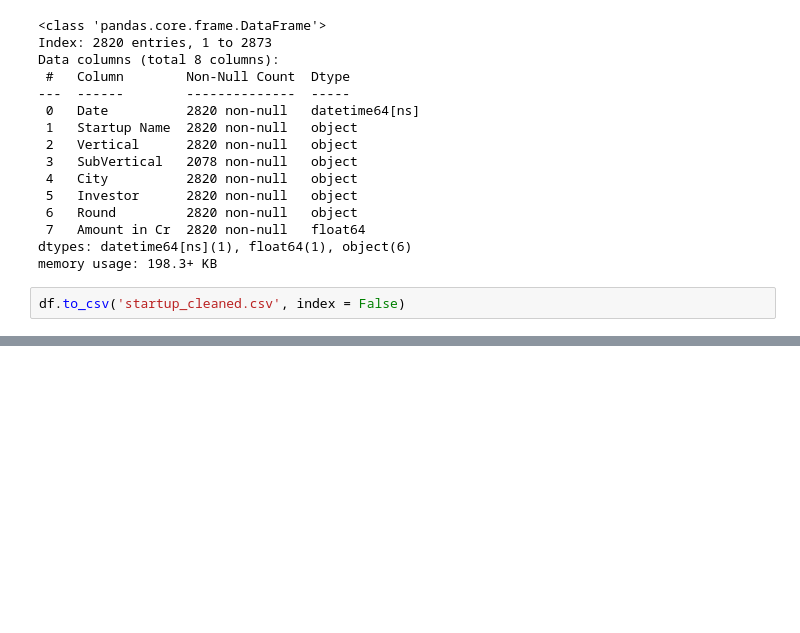
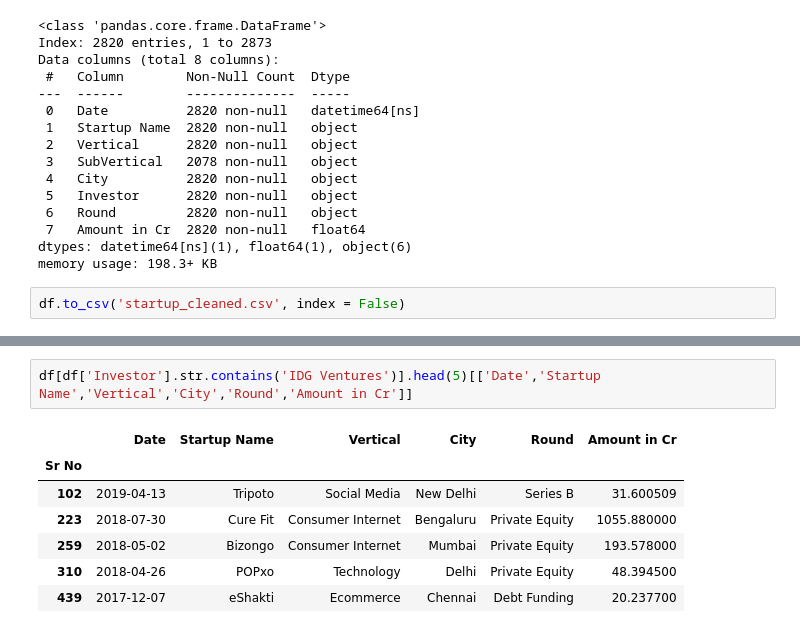
Before and after one commit to Ashwin268/Indian-Startup-Dashboard, a Jupyter notebook: Startup_data_analysis.ipynb, the cells around one changed output, grey strips where cells are left out. Cells and saved outputs as stored; diff of their text form; blank space fills up the shorter version.

Commit message:
Update Investor Details Dashboard

```diff
--- a/Startup_data_analysis.ipynb
+++ b/Startup_data_analysis.ipynb
@@ -200,0 +221,10 @@ df.to_csv('startup_cleaned.csv', index = False)
+# %%
+df[df['Investor'].str.contains('IDG Ventures')].head(5)[['Date','Startup Name','Vertical','City','Round','Amount in Cr']]
+# %% [output]
+|  | Date | Startup Name | Vertical | City | Round | Amount in Cr |
+| Sr No |  |  |  |  |  |  |
+| 102 | 2019-04-13 | Tripoto | Social Media | New Delhi | Series B | 31.600509 |
+| 223 | 2018-07-30 | Cure Fit | Consumer Internet | Bengaluru | Private Equity | 1055.880000 |
+| 259 | 2018-05-02 | Bizongo | Consumer Internet | Mumbai | Private Equity | 193.578000 |
+| 310 | 2018-04-26 | POPxo | Technology | Delhi | Private Equity | 48.394500 |
+| 439 | 2017-12-07 | eShakti | Ecommerce | Chennai | Debt Funding | 20.237700 |
```
Also changed, not shown: parts of 2 cells of this notebook, 1 other file.
